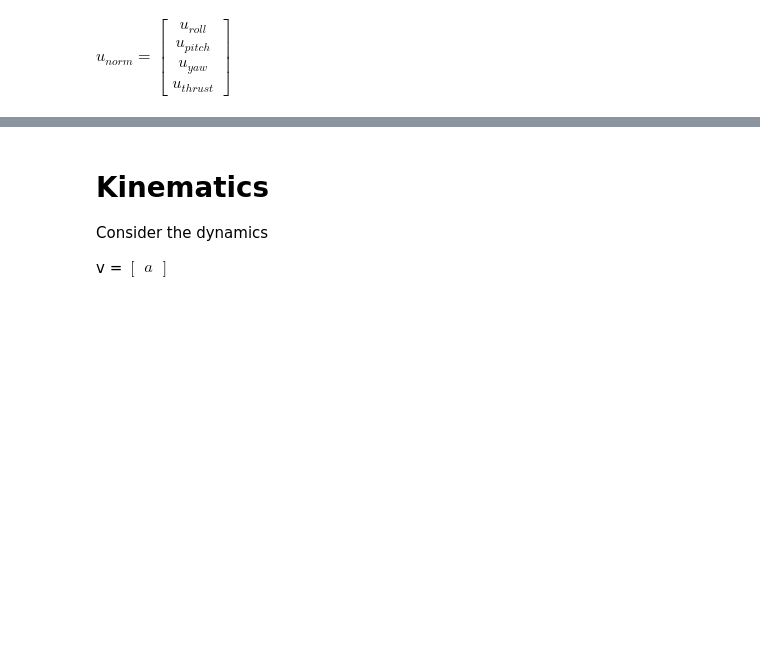
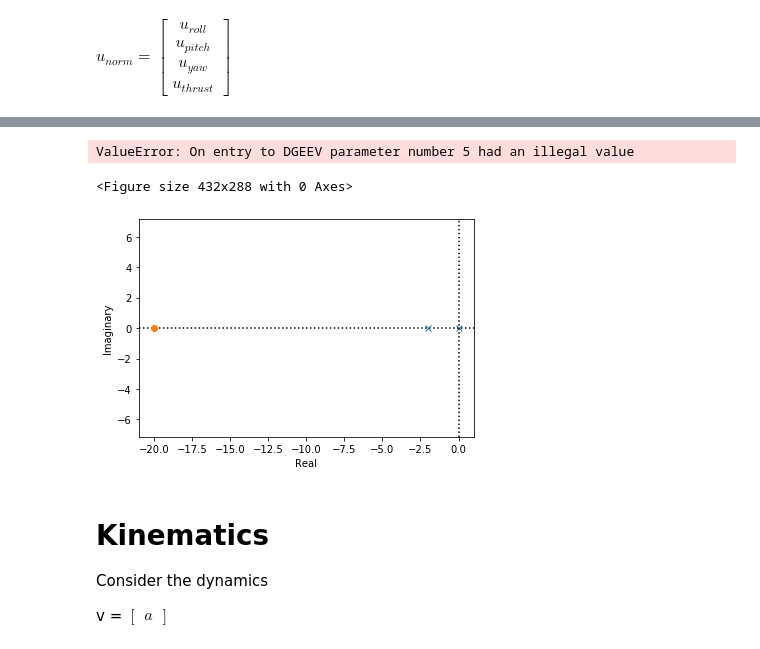
Before and after one commit to jgoppert/aae497-f19, a Jupyter notebook: lectures/10-Multirotor-Copy1.ipynb, the cells around one changed output, grey strips where cells are left out. Saved outputs shown, nothing was run; the diff lists cells and outputs as text; code cells hidden in the pictures; blank space fills up the shorter version.

```diff
--- a/lectures/10-Multirotor-Copy1.ipynb
+++ b/lectures/10-Multirotor-Copy1.ipynb
@@ -184,3 +191,25 @@ plt.show()
+# %%
+s = control.tf([1,0],[0,1])
+H = (20+1*s)*10
+
+Ga = 1/(s/2+1)
+Go = Ga*G_roll_rate*H
+
+Gc = control.feedback(Go)
+plt.figure()
+control.rlocus(Go,kvect= np.linspace(0,1));
+plt.axis('equal')
+t,y = control.step_response(Gc)
+control.step_info(Gc)
+plt.figure()
+control.bode(Go)
+plt.figure()
+plt.plot(t,y)
+plt.show()
+# %% [output]
+ValueError: On entry to DGEEV parameter number 5 had an illegal value
+<Figure size 432x288 with 0 Axes>
+[figure, added]
 # %%
 t0 = ca.SX.sym('t0')
 h = ca.SX.sym('h')
```
Also changed, not shown: parts of 4 cells of this notebook.
